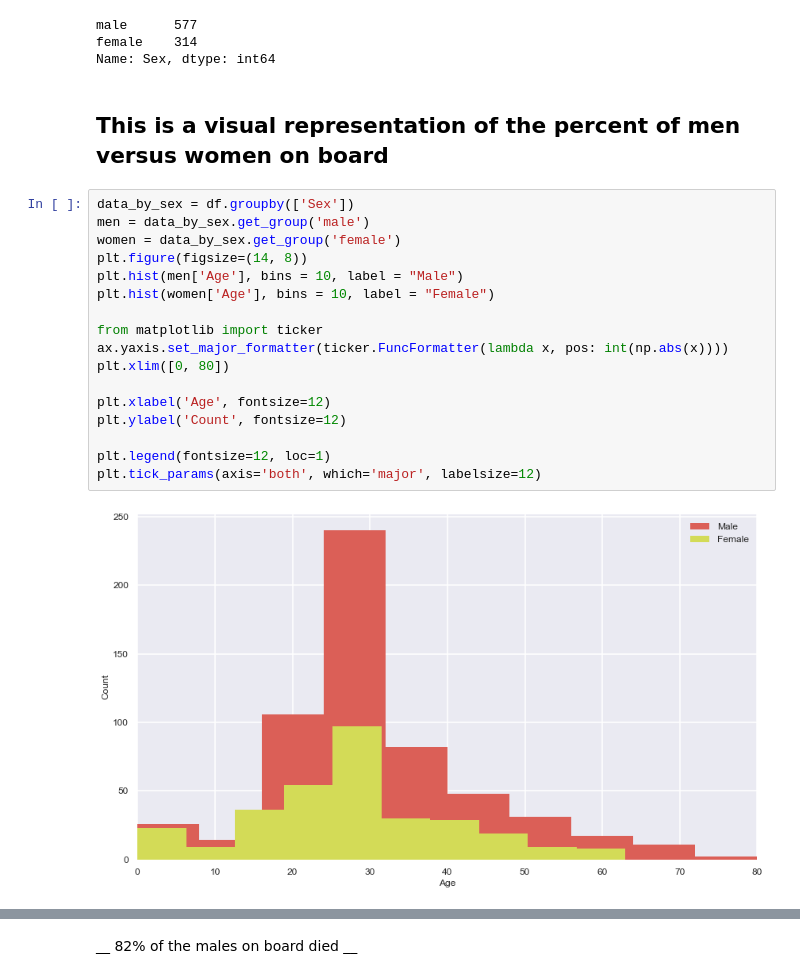
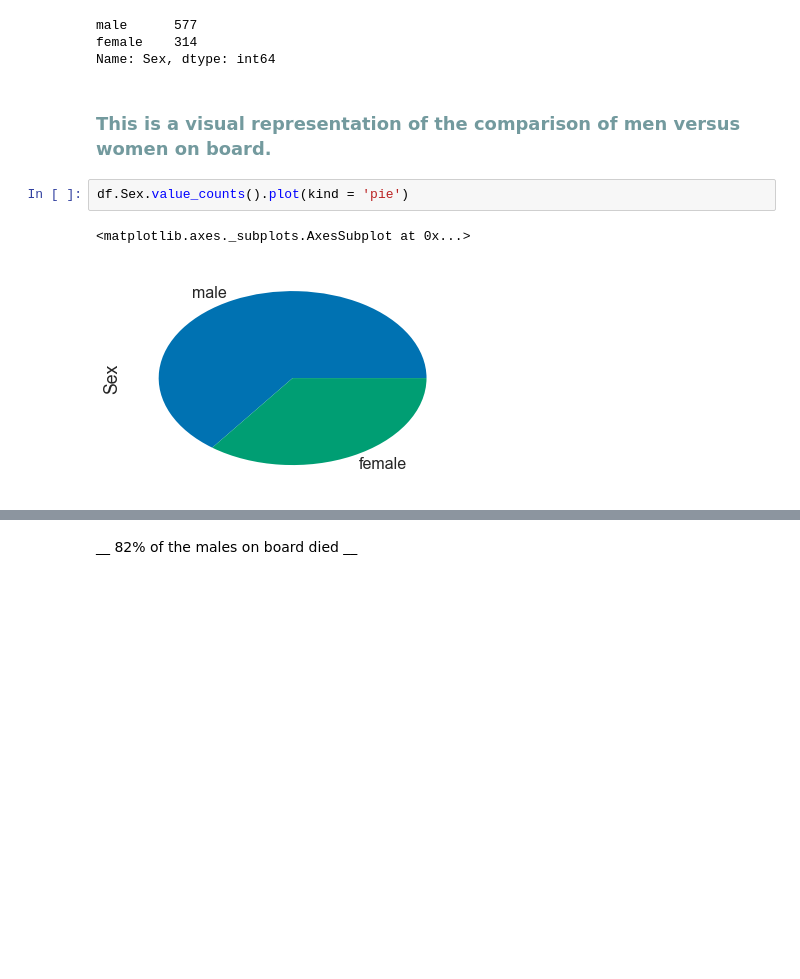
Before and after one commit to mjlsmith/Investigating-a-Dataset, a Jupyter notebook: Titanic Data analysis.ipynb, the cells around one changed output, grey strips where cells are left out. Cells and saved outputs as stored; diff of their text form; blank space fills up the shorter version.

```diff
--- a/Titanic Data analysis.ipynb
+++ b/Titanic Data analysis.ipynb
@@ -232,25 +236,11 @@ male      577
 female    314
 Name: Sex, dtype: int64
 # %% [markdown]
-## This is a visual representation of the percent of men versus women on board ##
+<h3><span style="color:#739A9E"> This is a visual representation of the comparison of men versus women on board.</span></h3>
-# %%
-data_by_sex = df.groupby(['Sex'])
-men = data_by_sex.get_group('male')
-women = data_by_sex.get_group('female')
-plt.figure(figsize=(14, 8))
-plt.hist(men['Age'], bins = 10, label = "Male")
-plt.hist(women['Age'], bins = 10, label = "Female")
-
-from matplotlib import ticker
-ax.yaxis.set_major_formatter(ticker.FuncFormatter(lambda x, pos: int(np.abs(x))))
-plt.xlim([0, 80])
-
-plt.xlabel('Age', fontsize=12)
-plt.ylabel('Count', fontsize=12)
-
-plt.legend(fontsize=12, loc=1)
-plt.tick_params(axis='both', which='major', labelsize=12)
-# %% [output]
-[figure, removed]
+# %%
+df.Sex.value_counts().plot(kind = 'pie')
+# %% [output]
+<matplotlib.axes._subplots.AxesSubplot at 0x...>
+[figure, added]
 # %%
 df[df.Sex.isnull()]
```
Also changed, not shown: parts of 39 cells of this notebook.
